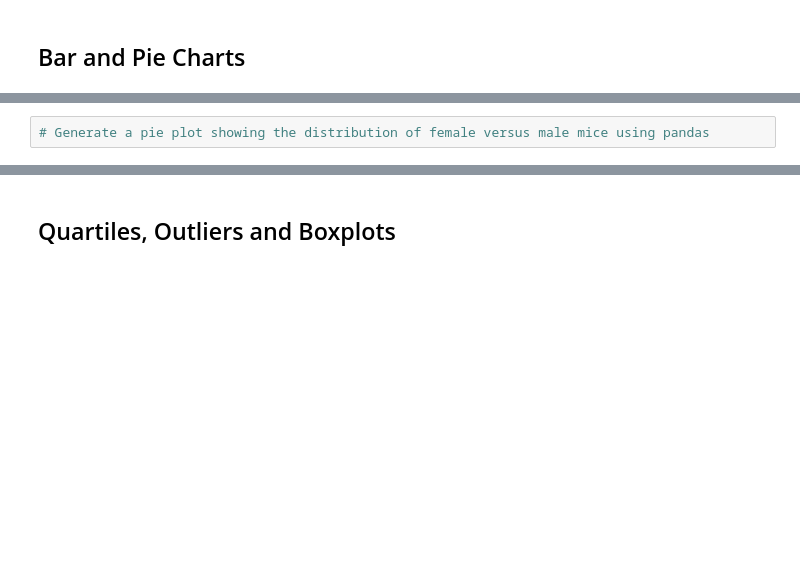
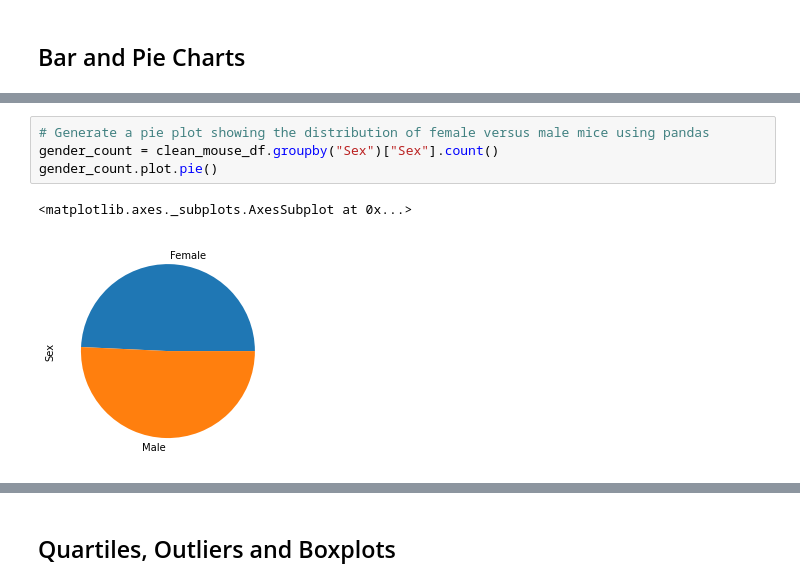
Before and after one commit to NoahGoldstein13/Matplotlib-Challenge, a Jupyter notebook: pymaceuticals_starter.ipynb, the cells around one changed output, grey strips where cells are left out. Cells and saved outputs as stored; diff of their text form; blank space fills up the shorter version.

```diff
--- a/pymaceuticals_starter.ipynb
+++ b/pymaceuticals_starter.ipynb
@@ -127,4 +155,9 @@ summary_stats_df
 # %%
 # Generate a pie plot showing the distribution of female versus male mice using pandas
+gender_count = clean_mouse_df.groupby("Sex")["Sex"].count()
+gender_count.plot.pie()
+# %% [output]
+<matplotlib.axes._subplots.AxesSubplot at 0x...>
+[figure, added]
 # %%
 # Generate a pie plot showing the distribution of female versus male mice using pyplot
```
Also changed, not shown: parts of 8 cells of this notebook.
